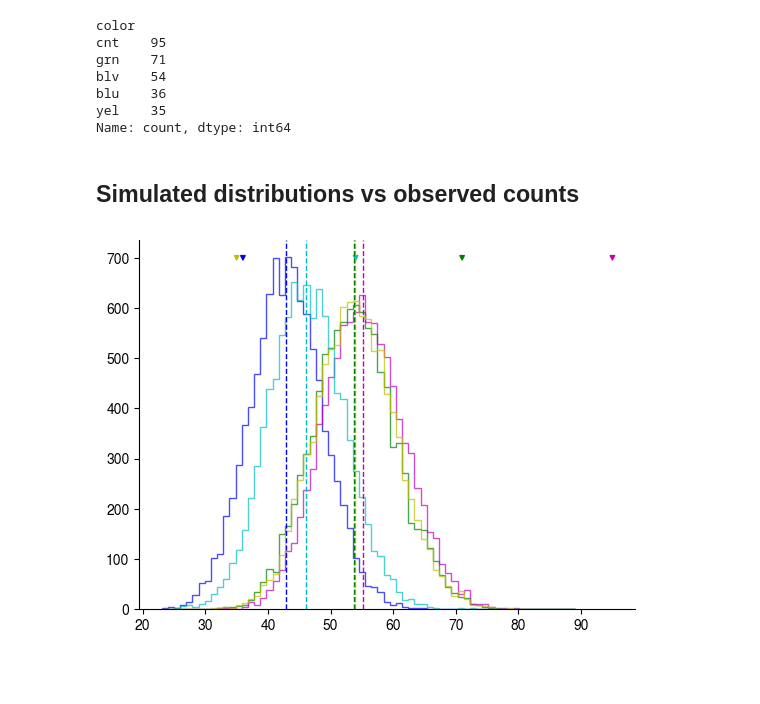
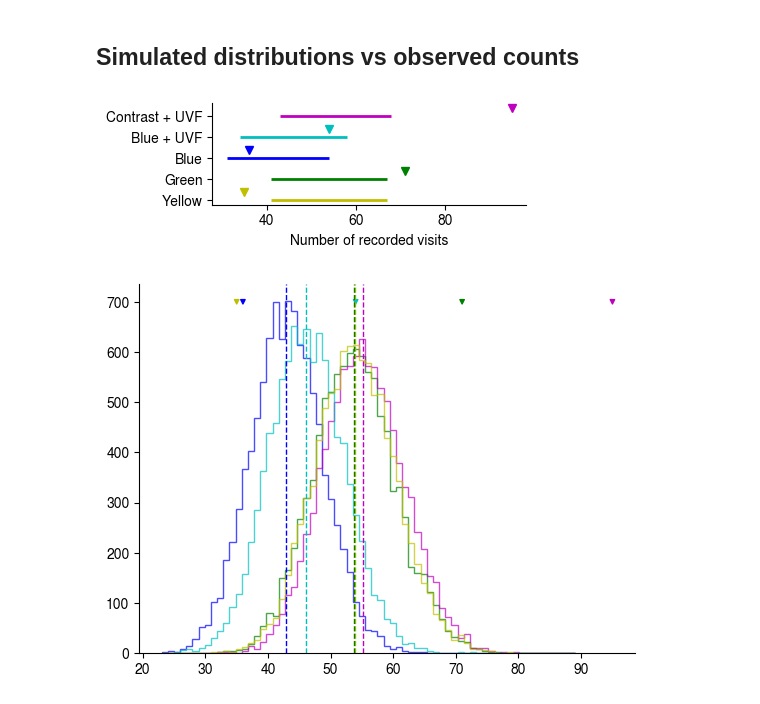
Before and after one commit to mparkergetz/bee_cam_data_processing, a Jupyter notebook: nb3_simulate_visits.ipynb, the cells around one changed output. Saved outputs shown, nothing was run; the diff lists cells and outputs as text; code cells hidden in the pictures; blank space fills up the shorter version.

```diff
--- a/nb3_simulate_visits.ipynb
+++ b/nb3_simulate_visits.ipynb
@@ -33,6 +28,2 @@ bombus_visits
 
 observed_values = bombus_visits['color'].value_counts()
-# %%
-bombus_clover = bombus_visits[bombus_visits['visit_end']<'2024-07-30']
-bombus_visits = bombus_clover
-observed_values = bombus_visits['color'].value_counts()
@@ -180,12 +144,44 @@ simulation_results_parallel
-# %%
-observed_values
-# %% [output]
-color
-cnt    95
-grn    71
-blv    54
-blu    36
-yel    35
-Name: count, dtype: int64
 # %% [markdown]
 ## Simulated distributions vs observed counts
+# %%
+df= pd.read_csv('csvs/simresults_clover_10000_092125.csv')
+
+color_map = {
+    'cnt': 'm',
+    'blu': 'b',
+    'blv': 'c',
+    'grn': 'g',
+    'yel': 'y',
+    'red': 'r'
+}
+
+name_map = {
+    'cnt': 'Contrast + UVF',
+    'blu': 'Blue',
+    'blv': 'Blue + UVF',
+    'grn': 'Green',
+    'yel': 'Yellow'
+}
+# %%
+new_order = ['yel', 'grn', 'blu', 'blv', 'cnt']
+plt.figure(figsize=(4.5, 1.75))
+
+for i, col in enumerate(new_order):
+    data = df[col].dropna()
+    min_val, max_val = data.min(), data.max()
+    observed = observed_values[col]
+    ci_low, ci_high = np.percentile(data, [2.5, 97.5])
+    # plt.hlines(y=i, xmin=min_val, xmax=max_val, color=color_map[col], linewidth=1)
+    plt.hlines(y=i, xmin=ci_low, xmax=ci_high, color=color_map[col], linewidth=2)
+    plt.plot(observed, i + 0.4, marker='v', color=color_map[col], markersize=6)
+
+plt.yticks(ticks=range(len(new_order)), labels=new_order)
+mapped_labels = [name_map.get(col, col) for col in new_order]
+plt.yticks(ticks=range(len(new_order)), labels=mapped_labels)
+plt.xlabel('Number of recorded visits')
+# plt.ylabel('Lure color')
+plt.tight_layout()
+# plt.savefig('figs/simulation_line_interval.png', format='png', dpi=300)
+# plt.savefig('figs/simulation_line_interval_clover.svg', format='svg')
+# %% [output]
+[figure, added]
```
Also changed, not shown: parts of 16 cells of this notebook, 5 other files.
